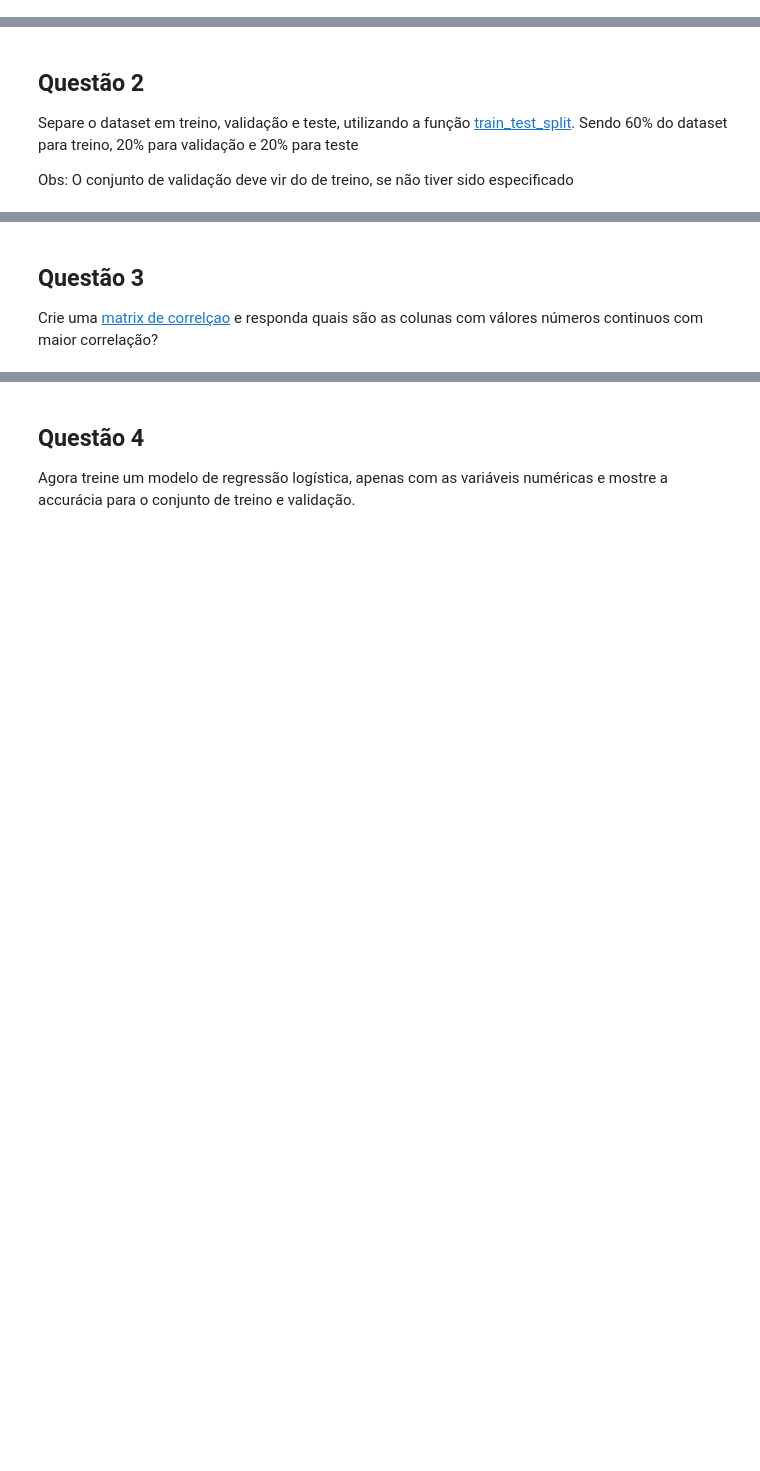
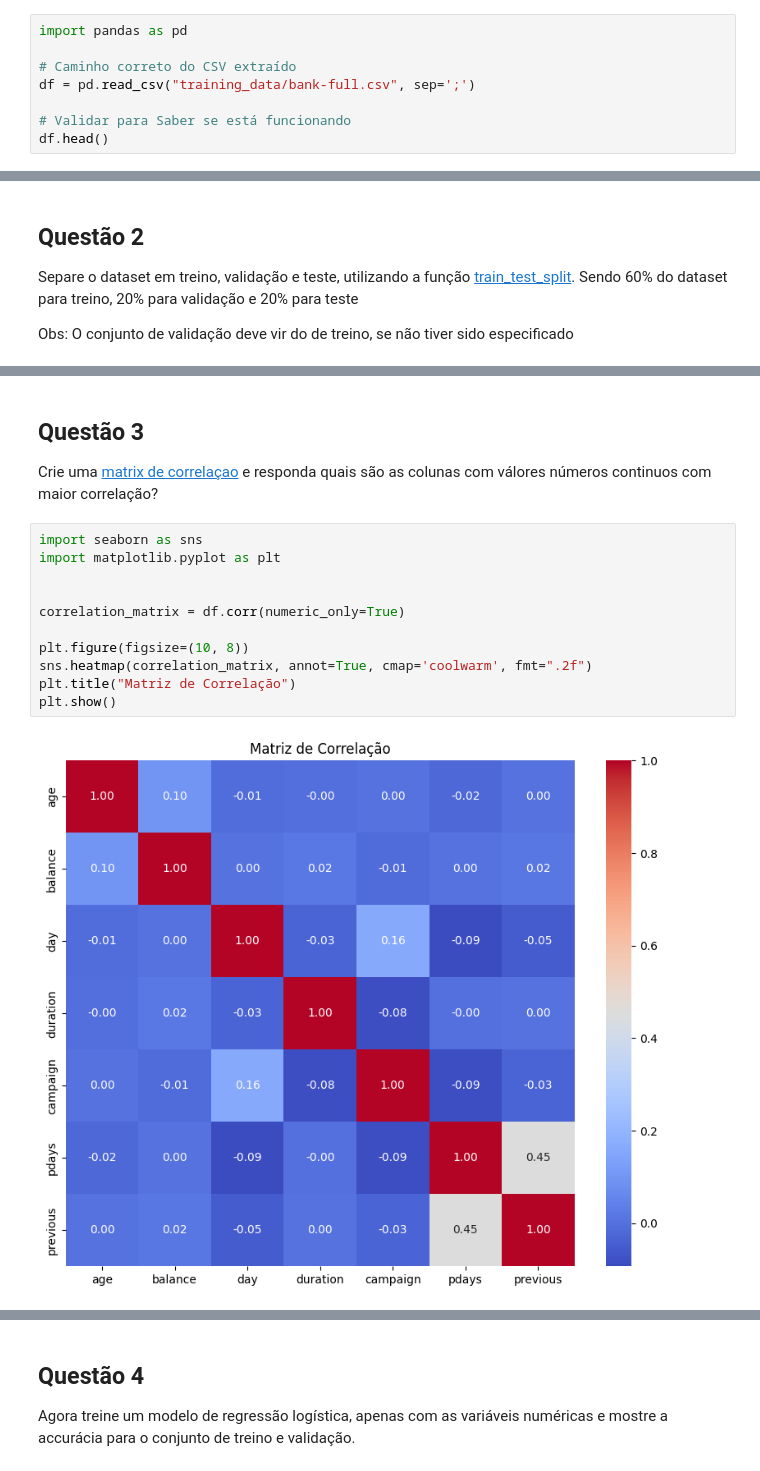
Before and after one commit to DanielsOfficial0102/Machine-Learning-Foundations, a Jupyter notebook: Aula 3.ipynb, the cells around one changed output, grey strips where cells are left out. Saved outputs shown, nothing was run; the diff lists cells and outputs as text; blank space fills up the shorter version.

```diff
--- a/Aula 3.ipynb
+++ b/Aula 3.ipynb
@@ -23,0 +43,8 @@ Baixe o dataset com o comando a baixo e extraia os dados importantes. Responda a
+# %%
+import pandas as pd
+
+# Caminho correto do CSV extraído
+df = pd.read_csv("training_data/bank-full.csv", sep=';')
+
+# Validar para Saber se está funcionando
+df.head()
@@ -34,4 +98,17 @@ Obs: O conjunto de validação deve vir do de treino, se não tiver sido especif
 # %% [markdown]
 ## Questão 3
 
-Crie uma [matrix de correlçao](https://www.google.com/search?q=correlation+matrix) e responda quais são as colunas com válores números continuos com maior correlação?
+Crie uma [matrix de correlaçao](https://www.google.com/search?q=correlation+matrix) e responda quais são as colunas com válores números continuos com maior correlação?
+# %%
+import seaborn as sns
+import matplotlib.pyplot as plt
+
+
+correlation_matrix = df.corr(numeric_only=True)
+
+plt.figure(figsize=(10, 8))
+sns.heatmap(correlation_matrix, annot=True, cmap='coolwarm', fmt=".2f")
+plt.title("Matriz de Correlação")
+plt.show()
+# %% [output]
+[figure, added]
```
Also changed, not shown: parts of 13 cells of this notebook.
